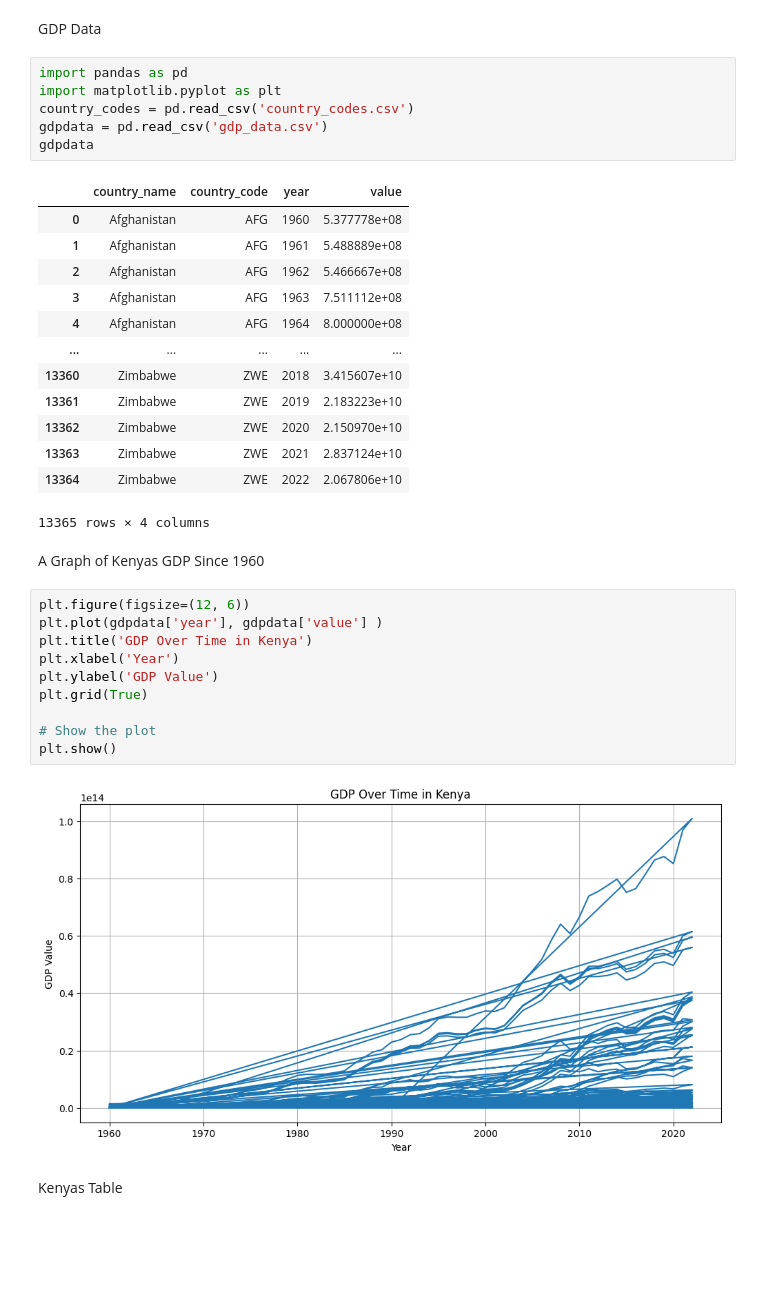
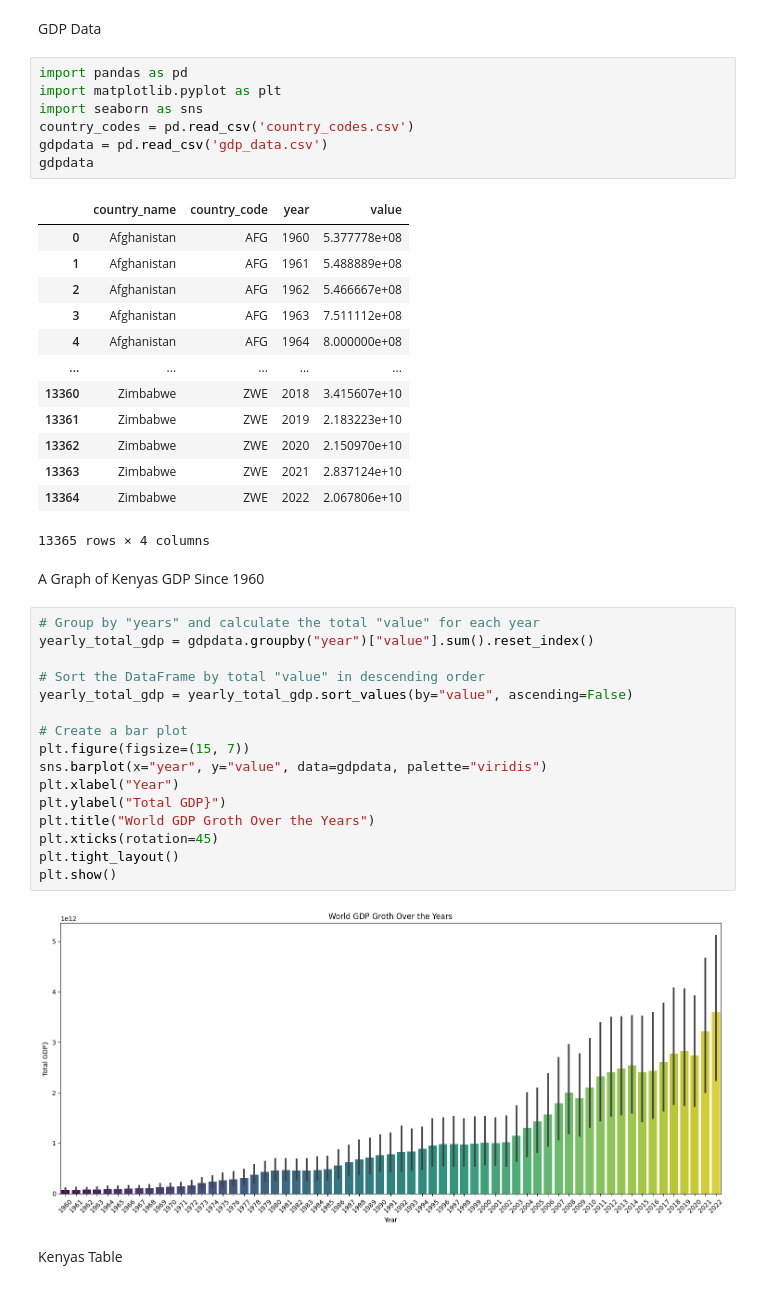
Before and after one commit to Karemu1842call/Ds_practice, a Jupyter notebook: app.ipynb, the cells around one changed output. Cells and saved outputs as stored; diff of their text form; blank space fills up the shorter version.

Commit message:
new bar graph

```diff
--- a/app.ipynb
+++ b/app.ipynb
@@ -3,6 +3,7 @@ GDP Data
 # %%
 import pandas as pd
 import matplotlib.pyplot as plt
+import seaborn as sns
 country_codes = pd.read_csv('country_codes.csv')
 gdpdata = pd.read_csv('gdp_data.csv')
 gdpdata
@@ -22,18 +23,24 @@ gdpdata
 13365 rows × 4 columns
 # %% [markdown]
 A Graph of Kenyas GDP Since 1960
-# %%
-plt.figure(figsize=(12, 6))
-plt.plot(gdpdata['year'], gdpdata['value'] )
-plt.title('GDP Over Time in Kenya')
-plt.xlabel('Year')
-plt.ylabel('GDP Value')
-plt.grid(True)
-
-# Show the plot
-plt.show()
-# %% [output]
-[figure, removed]
+# %%
+# Group by "years" and calculate the total "value" for each year
+yearly_total_gdp = gdpdata.groupby("year")["value"].sum().reset_index()
+
+# Sort the DataFrame by total "value" in descending order
+yearly_total_gdp = yearly_total_gdp.sort_values(by="value", ascending=False)
+
+# Create a bar plot
+plt.figure(figsize=(15, 7))
+sns.barplot(x="year", y="value", data=gdpdata, palette="viridis")
+plt.xlabel("Year")
+plt.ylabel("Total GDP}")
+plt.title("World GDP Groth Over the Years")
+plt.xticks(rotation=45)
+plt.tight_layout()
+plt.show()
+# %% [output]
+[figure, added]
 # %% [markdown]
 Kenyas Table
 # %%
```
